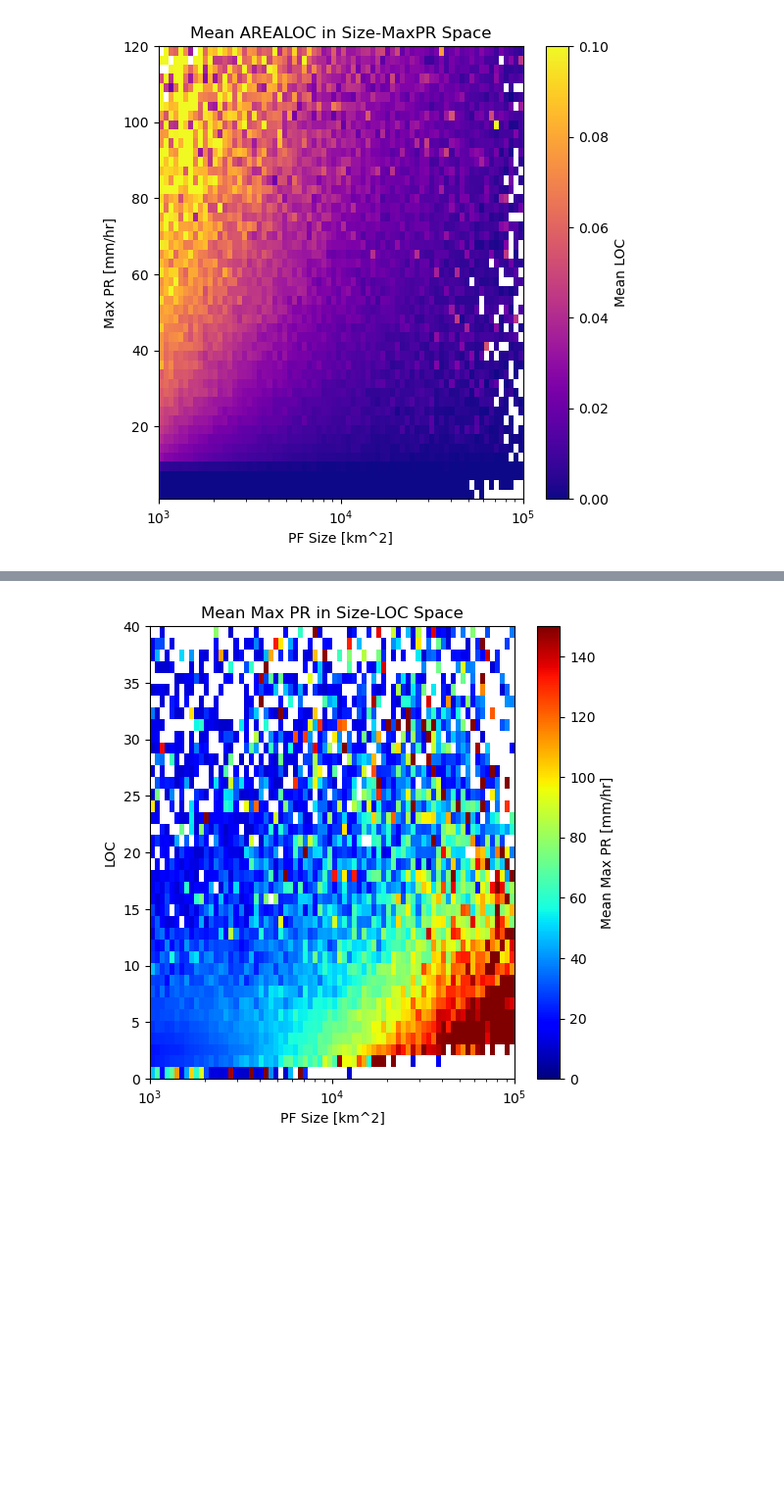
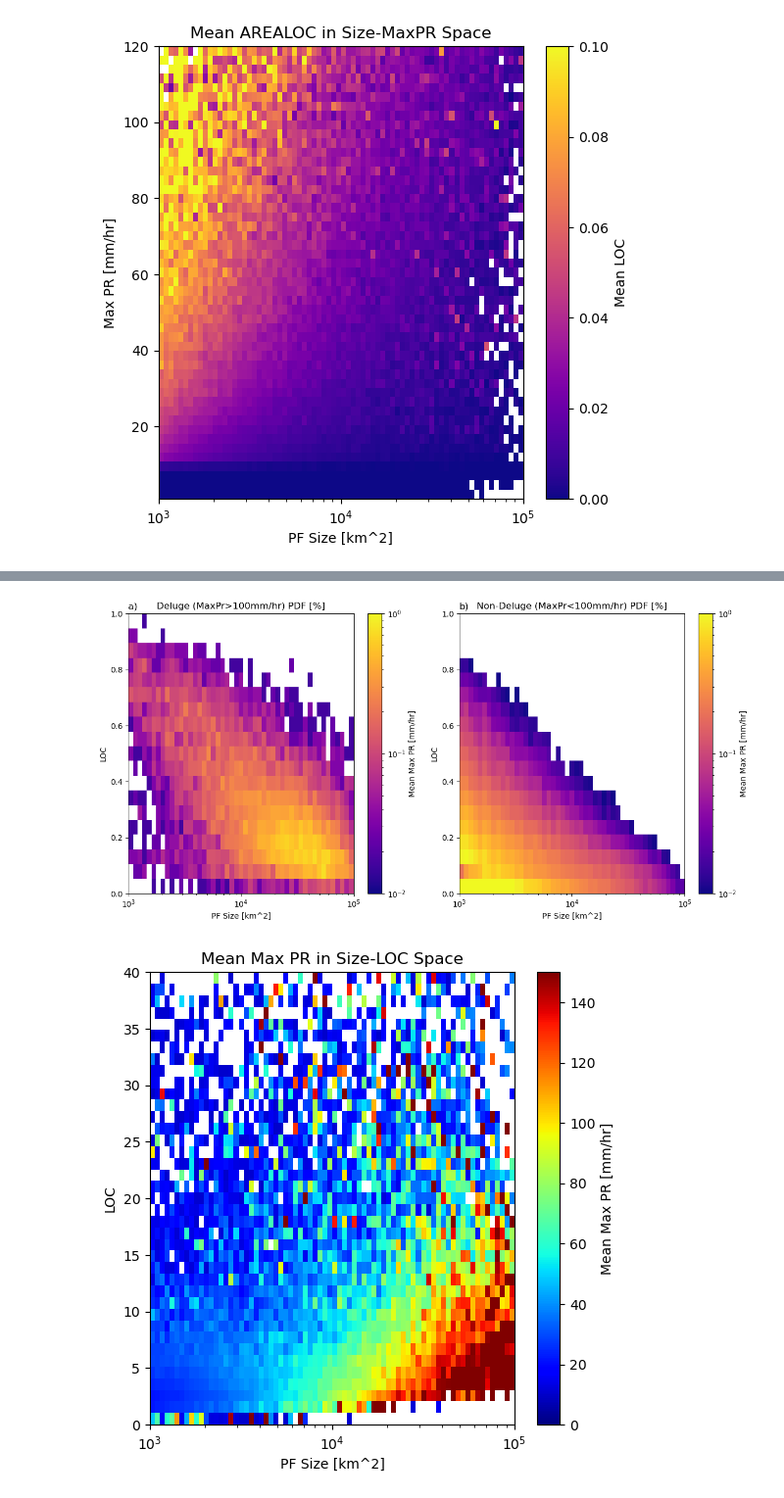
Before and after one commit to pedroanguloumana/extreme_precipitation_in_gpm, a Jupyter notebook: notebooks/prod/System Morphology.ipynb, the cells around one changed output, grey strips where cells are left out. Shown: that part at 98% size. Saved outputs shown, nothing was run; the diff lists cells and outputs as text; code cells hidden in the pictures; blank space fills up the shorter version.

```diff
--- a/notebooks/prod/System Morphology.ipynb
+++ b/notebooks/prod/System Morphology.ipynb
@@ -579,3 +472,103 @@ plt.show()
+# %%
+import numpy as np
+import matplotlib.pyplot as plt
+import matplotlib.colors as colors
+from scipy.stats import binned_statistic_2d
+
+# Assuming cio_region, wmp_region, load_pf_stats, and globe.is_land are defined elsewhere
+regions = [cio_region(), wmp_region()]
+thresh = 100
+
+epe_size = np.array([])
+epe_loc = np.array([])
+epe_max_pr = np.array([])
+
+non_epe_size = np.array([])
+non_epe_loc = np.array([])
+non_epe_max_pr = np.array([])
+
+# Load and concatenate data for all regions
+for region in regions:
+    pf_stats = load_pf_stats(region, trim_region=True)
+    cur_max_pr = pf_stats.max_precip
+
+    # Define EPE and non-EPE masks
+    epe_mask = cur_max_pr >= thresh
+    non_epe_mask = (cur_max_pr < thresh)
+
+    # Extract subsets
+    epe_stats = pf_stats.where(epe_mask).dropna()
+    non_epe_stats = pf_stats.where(non_epe_mask).dropna()
+
+    # Compute EPE arrays
+    epe_cur_size = epe_stats.num_pixels * 25
+    epe_cur_loc = (epe_stats.max_10mmhr_cluster_precip / epe_stats.total_precip)
+    epe_cur_max_pr = epe_stats.max_precip
+
+    # Compute Non-EPE arrays
+    non_epe_cur_size = non_epe_stats.num_pixels * 25
+    non_epe_cur_loc = (non_epe_stats.max_10mmhr_cluster_precip / non_epe_stats.total_precip)
+    non_epe_cur_max_pr = non_epe_stats.max_precip
+
+    # Concatenate EPE arrays
+    epe_size = np.concatenate((epe_size, epe_cur_size))
+    epe_loc = np.concatenate((epe_loc, epe_cur_loc))
+    epe_max_pr = np.concatenate((epe_max_pr, epe_cur_max_pr))
+
+    # Concatenate Non-EPE arrays
+    non_epe_size = np.concatenate((non_epe_size, non_epe_cur_size))
+    non_epe_loc = np.concatenate((non_epe_loc, non_epe_cur_loc))
+    non_epe_max_pr = np.concatenate((non_epe_max_pr, non_epe_cur_max_pr))
+
+# Define bins
+size_bins = np.logspace(3, 5, 50)
+loc_bins = np.linspace(0, 1, 20)
+
+# Compute 2D statistics for EPE
+statistic_epe, xedges_epe, yedges_epe, binnumber_epe = binned_statistic_2d(
+    epe_size, epe_loc, epe_max_pr,
+    statistic='count',
+    bins=[size_bins, loc_bins]
+)
+
+# Compute 2D statistics for Non-EPE
+statistic_non_epe, xedges_non_epe, yedges_non_epe, binnumber_non_epe = binned_statistic_2d(
+    non_epe_size, non_epe_loc, non_epe_max_pr,
+    statistic='count',
+    bins=[size_bins, loc_bins]
+)
+
+# Plotting
+fig, axs = plt.subplots(ncols=2, figsize=(12,6))
+cmap = plt.cm.plasma.copy()
+cmap.set_under('white')
+norm = colors.Normalize(vmin=0.1, vmax=1)
+norm = colors.LogNorm(vmin=1e-2, vmax=1e0)
+# EPE plot
+X_epe, Y_epe = np.meshgrid(xedges_epe, yedges_epe)
+pcm_epe = axs[0].pcolormesh(X_epe, Y_epe, 100*statistic_epe.T/statistic_epe.sum(), cmap=cmap, norm=norm)
+axs[0].set_xscale('log')
+axs[0].set_xlabel('PF Size [km^2]')
+axs[0].set_ylabel('LOC')
+axs[0].set_title(f'Deluge (MaxPr>{thresh}mm/hr) PDF [%]')
+axs[0].set_title(f'a)', loc='left')
+fig.colorbar(pcm_epe, ax=axs[0], label='Mean Max PR [mm/hr]')
+
+# Non-EPE plot
+X_non_epe, Y_non_epe = np.meshgrid(xedges_non_epe, yedges_non_epe)
+pcm_non_epe = axs[1].pcolormesh(X_non_epe, Y_non_epe, 100*statistic_non_epe.T/statistic_non_epe.sum(), cmap=cmap, norm=norm)
+axs[1].set_xlabel('PF Size [km^2]')
+axs[1].set_ylabel('LOC')
+axs[1].set_xscale('log')
+
+axs[1].set_title(f'Non-Deluge (MaxPr<{thresh}mm/hr) PDF [%]')
+axs[1].set_title(f'b)', loc='left')
+fig.colorbar(pcm_non_epe, ax=axs[1], label='Mean Max PR [mm/hr]')
+
+plt.tight_layout()
+plt.show()
+# %% [output]
+[figure, added]
 # %%
 import numpy as np
 import matplotlib.pyplot as plt
```
Also changed, not shown: parts of 5 cells of this notebook, 4 other files.
